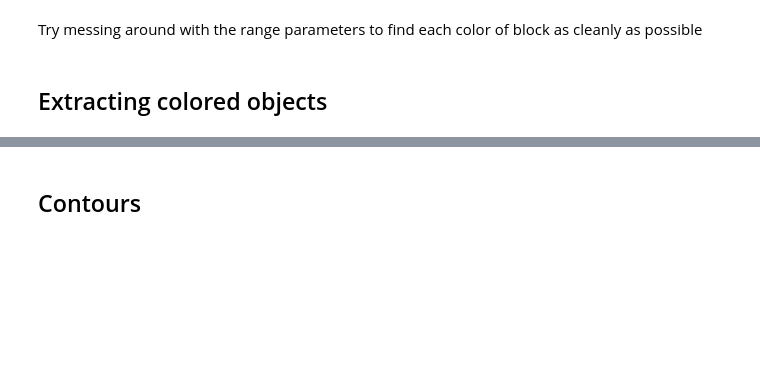
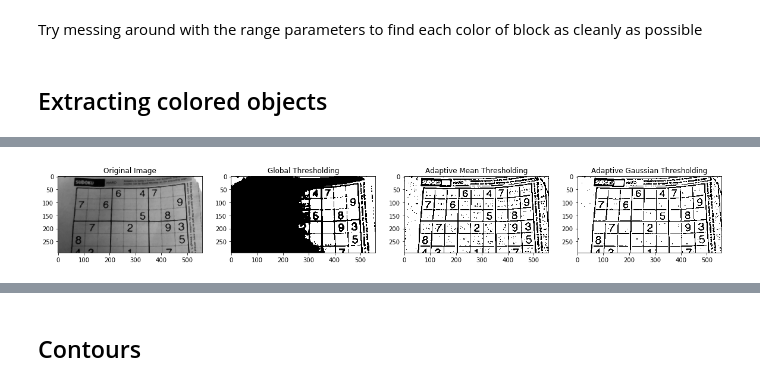
Before and after one commit to finnhacks42/opencv-play, a Jupyter notebook: templates/OpenCV tutorial.ipynb, the cells around one changed output, grey strips where cells are left out. Drawn from its saved outputs; the diff is of its cells as text; code cells hidden in the pictures; blank space fills up the shorter version.

```diff
--- a/templates/OpenCV tutorial.ipynb
+++ b/templates/OpenCV tutorial.ipynb
@@ -76,0 +84,16 @@ plt.imshow(img,cmap="gray")
+# %%
+# Global vs local thresholding
+img = cv2.imread('../images/sudoku.jpg',0)
+img = cv2.medianBlur(img,5)
+ret,th1 = cv2.threshold(img,127,255,cv2.THRESH_BINARY)
+th2 = cv2.adaptiveThreshold(img,255,cv2.ADAPTIVE_THRESH_MEAN_C,cv2.THRESH_BINARY,11,2)
+th3 = cv2.adaptiveThreshold(img,255,cv2.ADAPTIVE_THRESH_GAUSSIAN_C,cv2.THRESH_BINARY,11,2)
+titles = ['Original Image', 'Global Thresholding',
+          'Adaptive Mean Thresholding', 'Adaptive Gaussian Thresholding']
+images = [img, th1, th2, th3]
+fig, ax = plt.subplots(1,len(images),figsize=(20,5))
+for indx,img in enumerate(images):
+    ax[indx].imshow(img,cmap="gray")
+    ax[indx].set_title(titles[indx])
+# %% [output]
+[figure, added]
```
Also changed, not shown: parts of 21 cells of this notebook, 12 other files.
